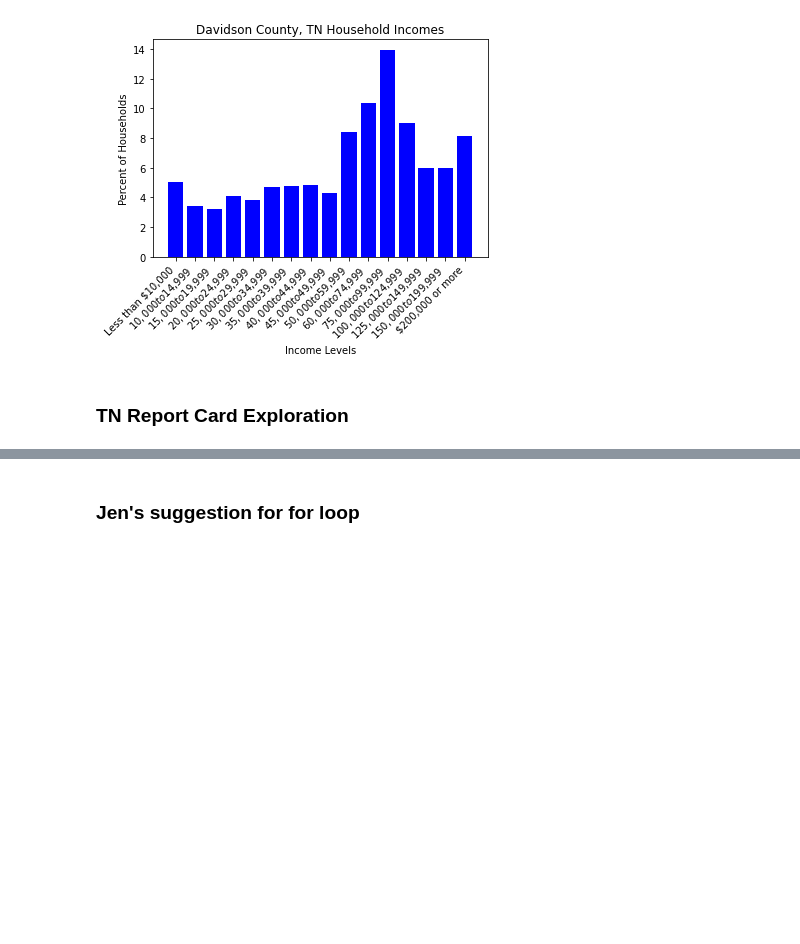
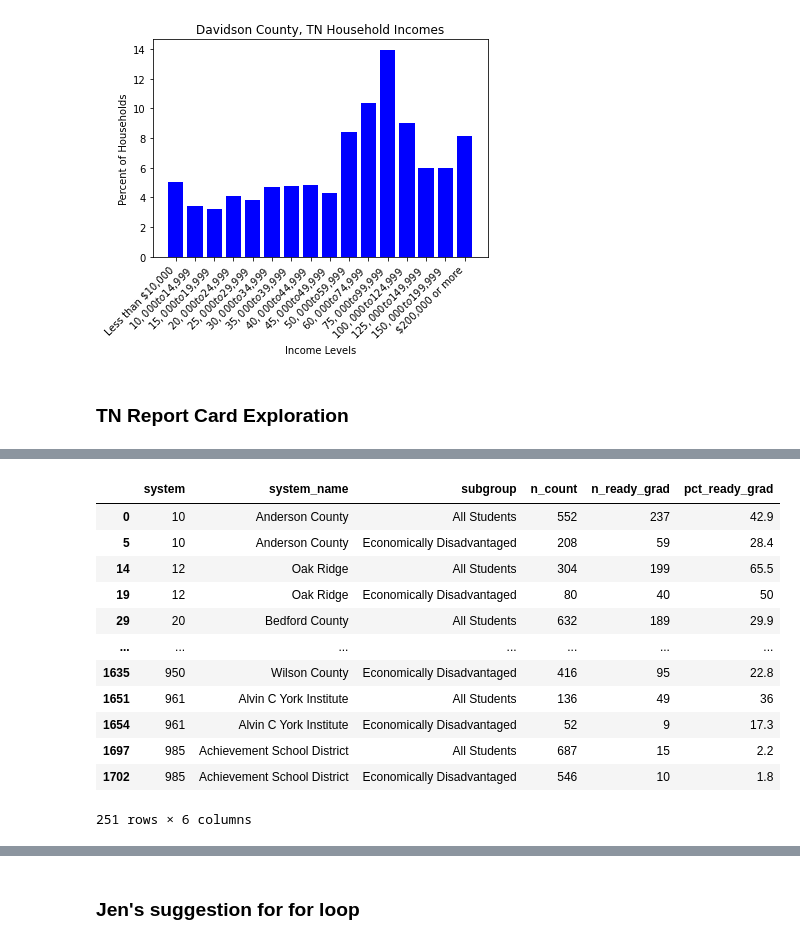
Before and after one commit to CalebAutry/capstone, a Jupyter notebook: notebooks/capstone.ipynb, the cells around one changed output, grey strips where cells are left out. Cells and saved outputs as stored; diff of their text form; code cells hidden in the pictures; blank space fills up the shorter version.

```diff
--- a/notebooks/capstone.ipynb
+++ b/notebooks/capstone.ipynb
@@ -499,0 +568,3 @@ reportcard.head()
+# %%
+ready_grad_19_all_ed = ready_grad_19.loc[(ready_grad_19['subgroup'] == 'All Students')\
+                                         |(ready_grad_19['subgroup'] == 'Economically Disadvantaged')]
@@ -499,0 +620,19 @@ reportcard.head()
+# %%
+ready_grad_19_all_ed_sub = ready_grad_19_all_ed.drop(ready_grad_19_all_ed[(ready_grad_19_all_ed['n_ready_grad'] == '*')\
+                | (ready_grad_19_all_ed['n_ready_grad'] == '**')].index)
+# %%
+ready_grad_19_all_ed_sub
+# %% [output]
+|  | system | system_name | subgroup | n_count | n_ready_grad | pct_ready_grad |
+| 0 | 10 | Anderson County | All Students | 552 | 237 | 42.9 |
+| 5 | 10 | Anderson County | Economically Disadvantaged | 208 | 59 | 28.4 |
+| 14 | 12 | Oak Ridge | All Students | 304 | 199 | 65.5 |
+| 19 | 12 | Oak Ridge | Economically Disadvantaged | 80 | 40 | 50 |
+| 29 | 20 | Bedford County | All Students | 632 | 189 | 29.9 |
+| ... | ... | ... | ... | ... | ... | ... |
+| 1635 | 950 | Wilson County | Economically Disadvantaged | 416 | 95 | 22.8 |
+| 1651 | 961 | Alvin C York Institute | All Students | 136 | 49 | 36 |
+| 1654 | 961 | Alvin C York Institute | Economically Disadvantaged | 52 | 9 | 17.3 |
+| 1697 | 985 | Achievement School District | All Students | 687 | 15 | 2.2 |
+| 1702 | 985 | Achievement School District | Economically Disadvantaged | 546 | 10 | 1.8 |
+251 rows × 6 columns
```
Also changed, not shown: parts of 34 cells of this notebook.
